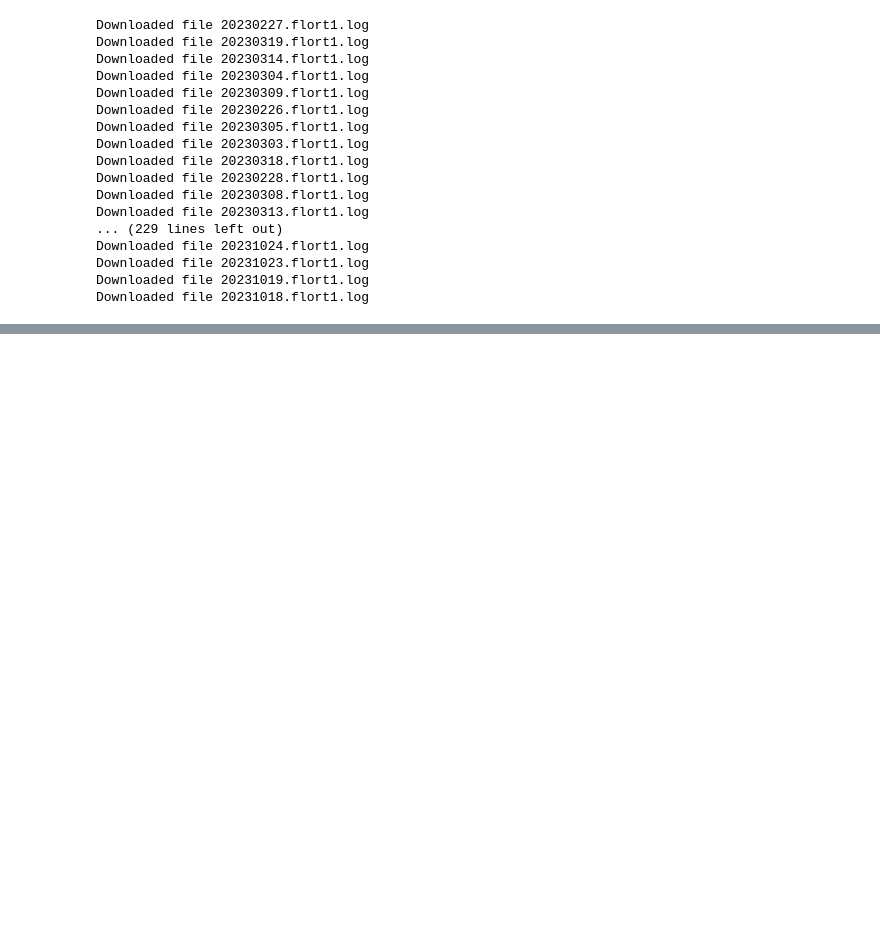
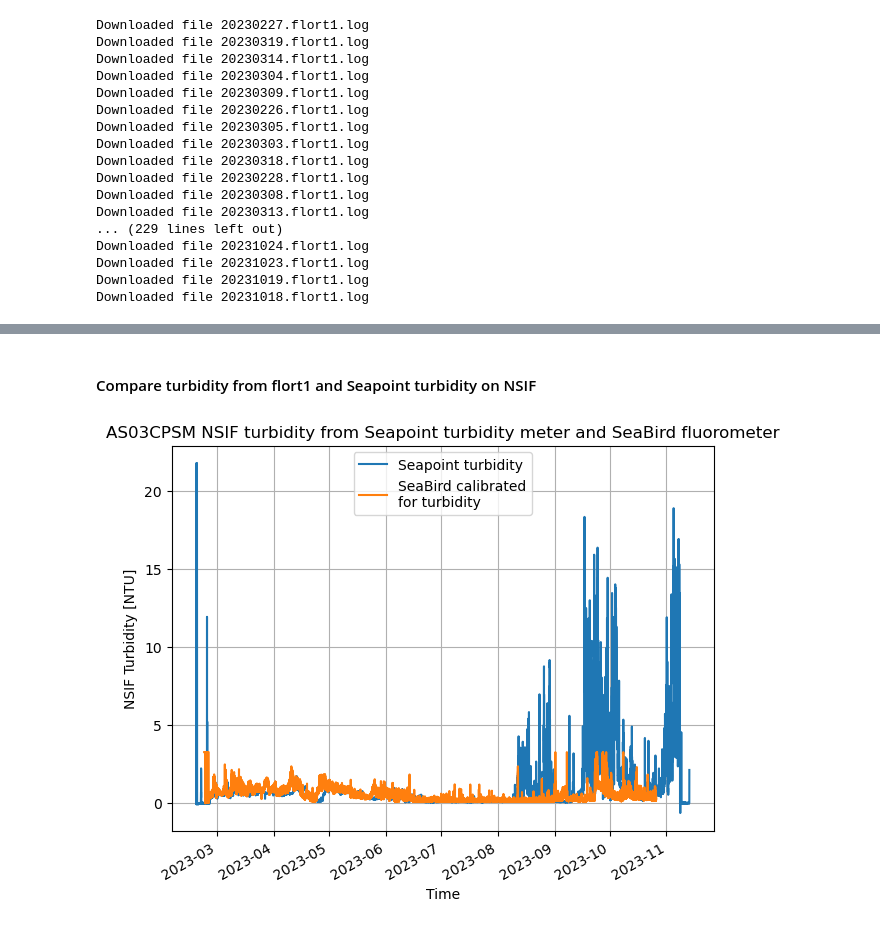
Before and after one commit to cooleyky/AST3, a Jupyter notebook: turbidity.ipynb, the cells around one changed output, grey strips where cells are left out. Cells and saved outputs as stored; diff of their text form; code cells hidden in the pictures; blank space fills up the shorter version.

```diff
--- a/turbidity.ipynb
+++ b/turbidity.ipynb
@@ -248,0 +262,6 @@ def load_flort_df(savepath, files):
+# %%
+# Use FLORT class imported from Parsers.parsers to load flort1 data from downloaded logger files
+files = glob.glob("C:/Users/kylene.cooley/ast3_turbidity_data/*.flort1.log")
+flort = FLORT()
+flort.load_flort(files)
+flor_data = flort.DATA
@@ -248,0 +302,4 @@ def load_flort_df(savepath, files):
+# %%
+# Convert backscatter to turbidity with FLORT bound method
+# Scale factor and dark counts are from Secondary Characterizaton Sheet for FLORT-D SN1005
+tu_flort = flort.flort2turb(scale_factor=0.0008, dark_counts=49)
@@ -248,0 +322,3 @@ def load_flort_df(savepath, files):
+# %%
+tu_flort = tu_flort.rename({"TIMESTAMP": "time"}, axis=1)
+tu_flort
@@ -248,0 +339,4 @@ def load_flort_df(savepath, files):
+# %%
+# Convert Data Frame to Xarray Dataset
+flort_ntu = xr.Dataset.from_dataframe(tu_flort.set_index("time"))
+flort_ntu
@@ -248,0 +362,16 @@ def load_flort_df(savepath, files):
+# %% [markdown]
+#### Compare turbidity from flort1 and Seapoint turbidity on NSIF
+# %%
+# Plot masked NSIF Seapoint turbidity (not smoothed) with turbidity from flort1 backscatter
+fig, axs = plt.subplots(nrows=1, ncols=1, sharex=True, figsize=[7, 5])
+tuNSIF25.plot.line(ax=axs, label="Seapoint turbidity")
+flort_ntu["backscatter_turb"].plot.line(ax=axs, label="SeaBird calibrated\nfor turbidity")
+axs.grid()
+axs.set_ylabel('NSIF Turbidity [NTU]')
+axs.set_xlabel('Time')
+plt.legend()
+axs.set_title(f'AS03CPSM NSIF turbidity from Seapoint turbidity meter and SeaBird fluorometer')
+# plt.savefig('figures/AS03CPSM_turbidity_full_timeseries_{today}.png'.format(today=date.today().strftime('%Y%m%d')))
+plt.show()
+# %% [output]
+[figure, added]
```
Also changed, not shown: parts of 14 cells of this notebook, 2 other files.
